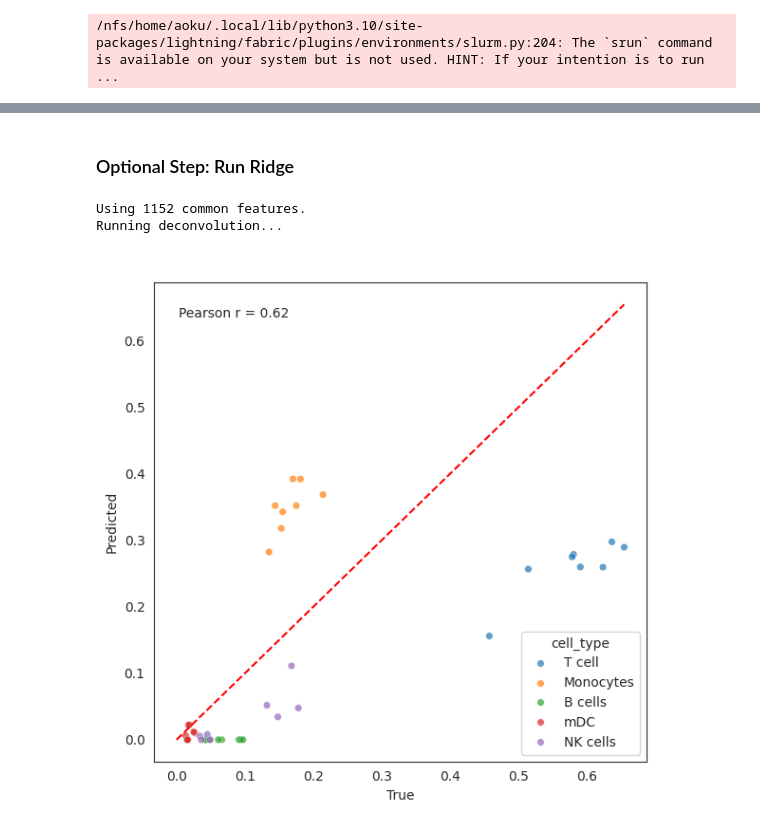
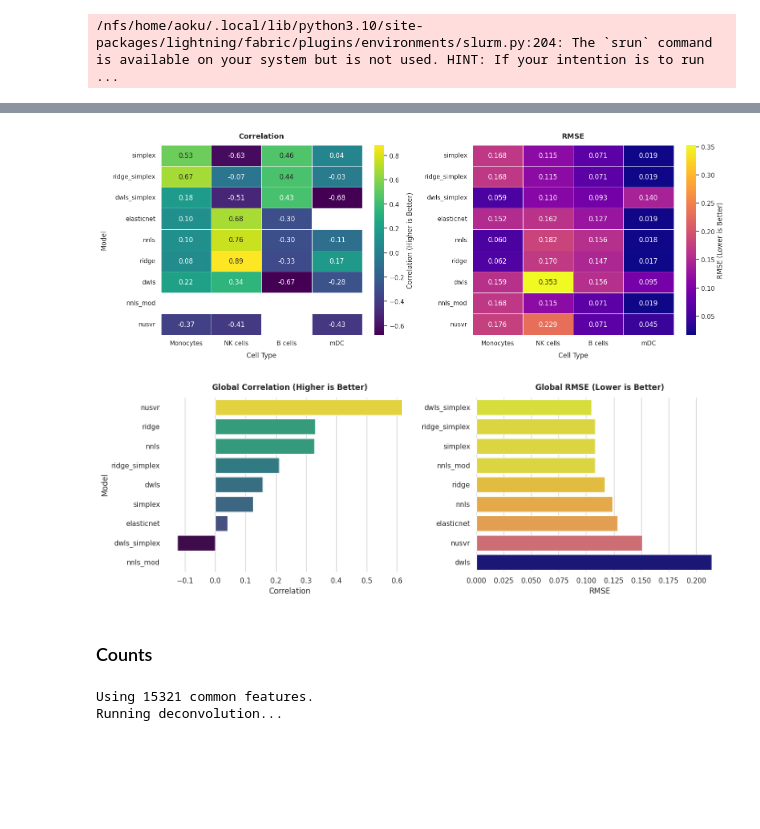
Before and after one commit to Eastmanmd/DECONVersation, a Jupyter notebook: tutorials/extracting_embeddings_from_bulk_all_solvers.ipynb, the cells around one changed output, grey strips where cells are left out. Saved outputs shown, nothing was run; the diff lists cells and outputs as text; code cells hidden in the pictures; blank space fills up the shorter version.

```diff
--- a/tutorials/extracting_embeddings_from_bulk_all_solvers.ipynb
+++ b/tutorials/extracting_embeddings_from_bulk_all_solvers.ipynb
@@ -227,7 +364,0 @@ rmse_per_cell_type
-# %%
-# Visualize
-sns.set_style("white")
-plot_rmse_vs_corr_by_celltype(
-    true_df = ground_truth.T,
-    pred_df = cell_prop_pred
-)
@@ -312,30 +365,15 @@ Running deconvolution...
-# %% [markdown]
-### Optional Step: Run Ridge
-# %%
-# Run Ridge
-cell_prop_pred = run_deconv(bulk_df = bulk_gf.T,
-                                 signature_df = sig_mat_gf.T, solver= "ridge",
-                                 normalize = True)
-
-# Merge mDC and pDC to match ground truth
-cell_prop_pred["mDC"] = cell_prop_pred["pDC"] + cell_prop_pred["mDC"]
-
-# Drop pDC after merging with mDC
-cell_prop_pred = cell_prop_pred.drop(columns=["pDC"])
-
-# rename T cells to match
-cell_prop_pred = cell_prop_pred.rename(columns={"T cells" : "T cell"})
-
-# Visualize
-plot_true_vs_predicted(
-    y_true_df = ground_truth.T,
-    y_pred_df = cell_prop_pred,
-    stratify_by_celltype = False,
-    dot_size = 30,
-    figsize_per_plot = (4,4)
-
-)
-# %% [output]
-Using 1152 common features.
-Running deconvolution...
-[figure, removed]
+# %%
+plot_solver_benchmarks(results, ground_truth)
+# %% [output]
+[figure, added]
+[figure, added]
+# %% [markdown]
+### Counts
+# %%
+# Run NNLS
+cell_prop_pred = run_deconv(bulk_df = hoek_bulk,
+                            signature_df = sig_mat.T,
+                            normalize = True)
+# %% [output]
+Using 15321 common features.
+Running deconvolution...
```
Also changed, not shown: parts of 23 cells of this notebook, 1 other file.
